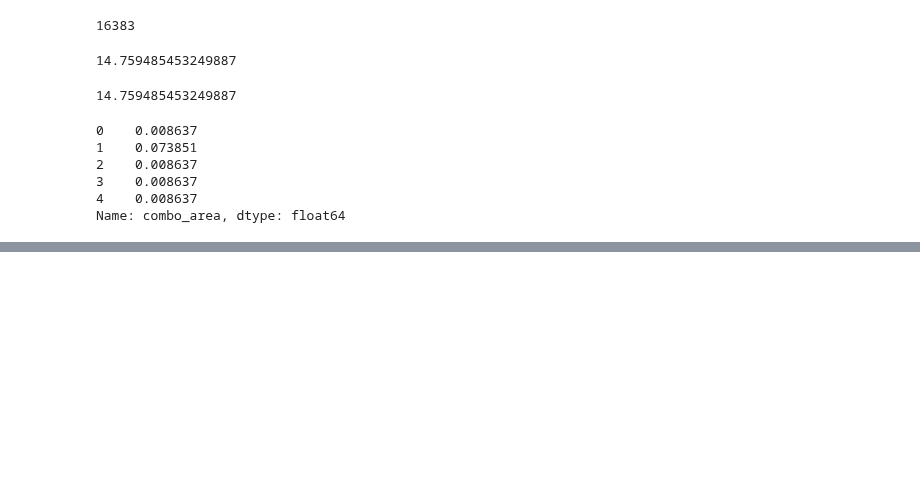
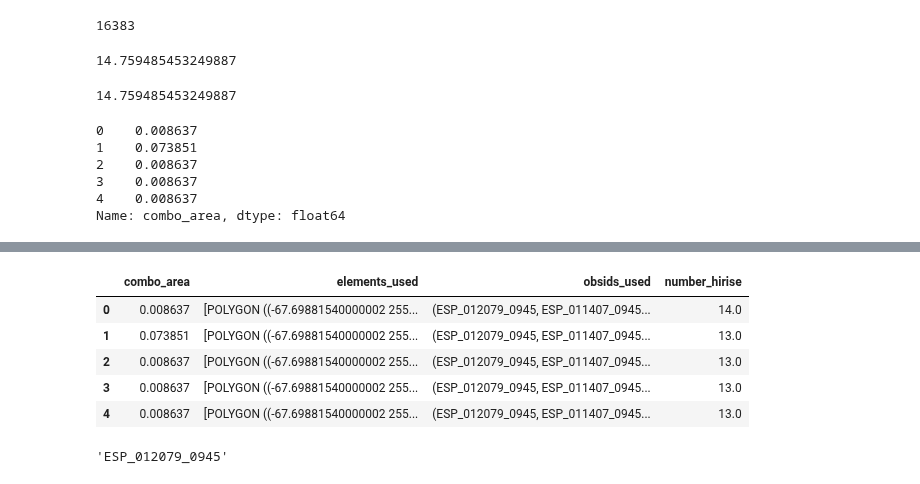
Before and after one commit to zalfalah/Honors, a Jupyter notebook: Creating Combo DF.ipynb, the cells around one changed output, grey strips where cells are left out. Saved outputs shown, nothing was run; the diff lists cells and outputs as text; code cells hidden in the pictures; blank space fills up the shorter version.

```diff
--- a/Creating Combo DF.ipynb
+++ b/Creating Combo DF.ipynb
@@ -203,0 +282,13 @@ print(x*2) #we see this many combinations, getting doubled somehow.
+# %%
+obsdf.head() #remember this still has duplicates atm
+# %% [output]
+|  | combo_area | elements_used | obsids_used | number_hirise |
+| 0 | 0.008637 | [POLYGON ((-67.69881540000002 255... | (ESP_012079_0945, ESP_011407_0945... | 14.0 |
+| 1 | 0.073851 | [POLYGON ((-67.69881540000002 255... | (ESP_012079_0945, ESP_011407_0945... | 13.0 |
+| 2 | 0.008637 | [POLYGON ((-67.69881540000002 255... | (ESP_012079_0945, ESP_011407_0945... | 13.0 |
+| 3 | 0.008637 | [POLYGON ((-67.69881540000002 255... | (ESP_012079_0945, ESP_011407_0945... | 13.0 |
+| 4 | 0.008637 | [POLYGON ((-67.69881540000002 255... | (ESP_012079_0945, ESP_011407_0945... | 13.0 |
+# %%
+obsdf.obsids_used[0][0]
+# %% [output]
+'ESP_012079_0945'
```
Also changed, not shown: parts of 28 cells of this notebook, 1 other file.
